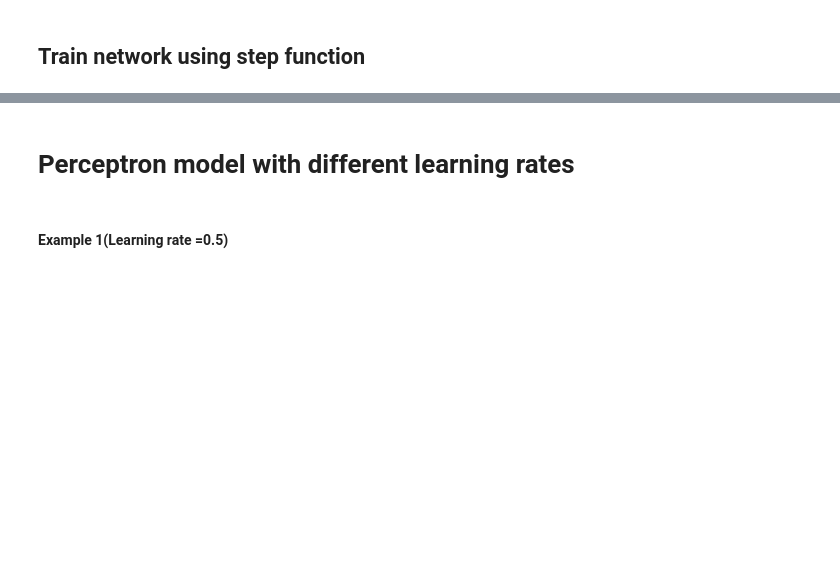
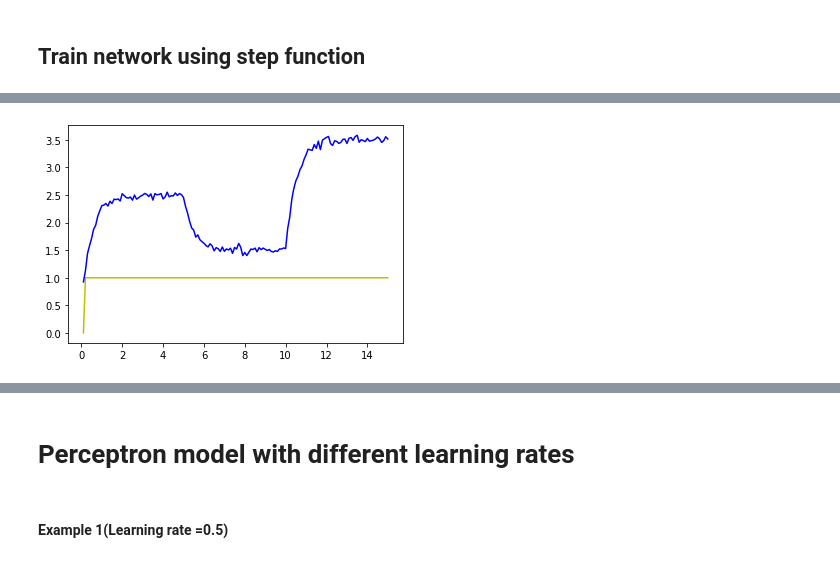
Before and after one commit to Kikumu/Computational-science-practice, a Jupyter notebook: CourseProject/Computational-Science-ACW.ipynb, the cells around one changed output, grey strips where cells are left out. Cells and saved outputs as stored; diff of their text form; code cells hidden in the pictures; blank space fills up the shorter version.

```diff
--- a/CourseProject/Computational-Science-ACW.ipynb
+++ b/CourseProject/Computational-Science-ACW.ipynb
@@ -674,6 +682,6 @@ df6
 # %%
-values1,x,y = train_weights_step(dat1, 0.01,100)
-weights_data= {'Weights_data':y}
+values1,error_step,weights_step,itr, = train_weights_step(dat1, 0.01,100)
+weights_data= {'Weights_data':weights_step}
 weights_df= pd.DataFrame(weights_data)
 weights_df.to_csv("Step_Network_weights.csv")
 # %% [output]
@@ -706,0 +749,9 @@ plt.show()
+# %%
+y_axis = random_vals #network output
+y = values1
+x_axis = x = t_save2
+plt.plot(x,y,"y") #robot
+plt.plot(x_axis,y_axis,"b")#tracker
+plt.show()
+# %% [output]
+[figure, added]
```
Also changed, not shown: parts of 29 cells of this notebook.
